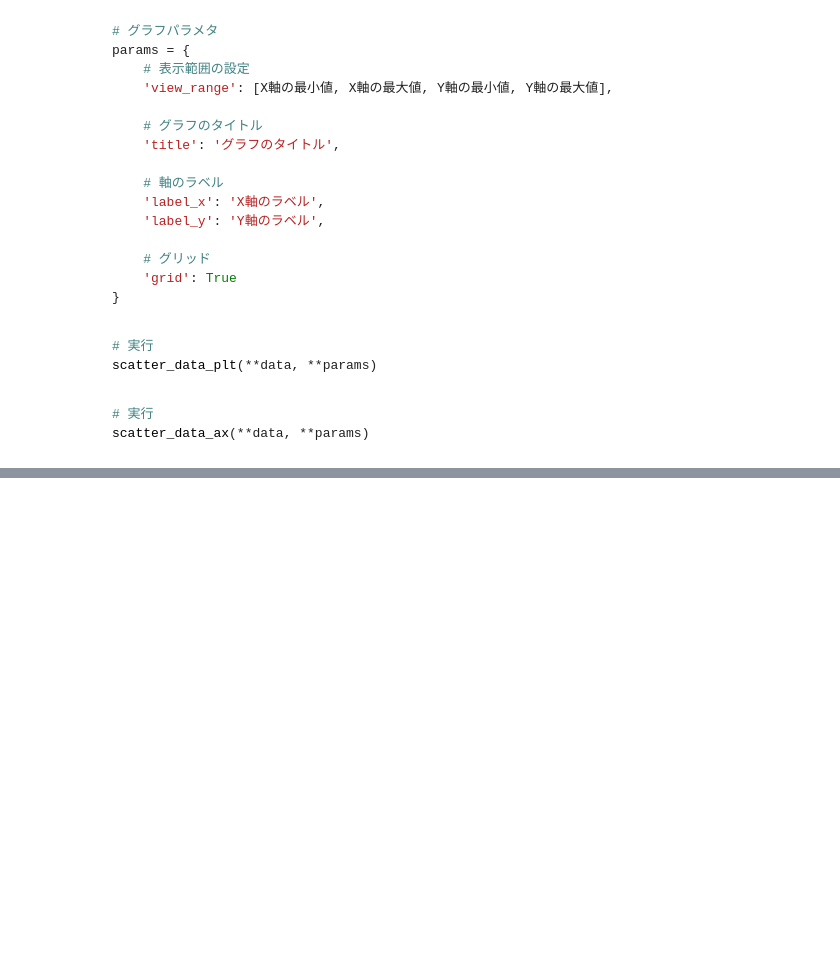
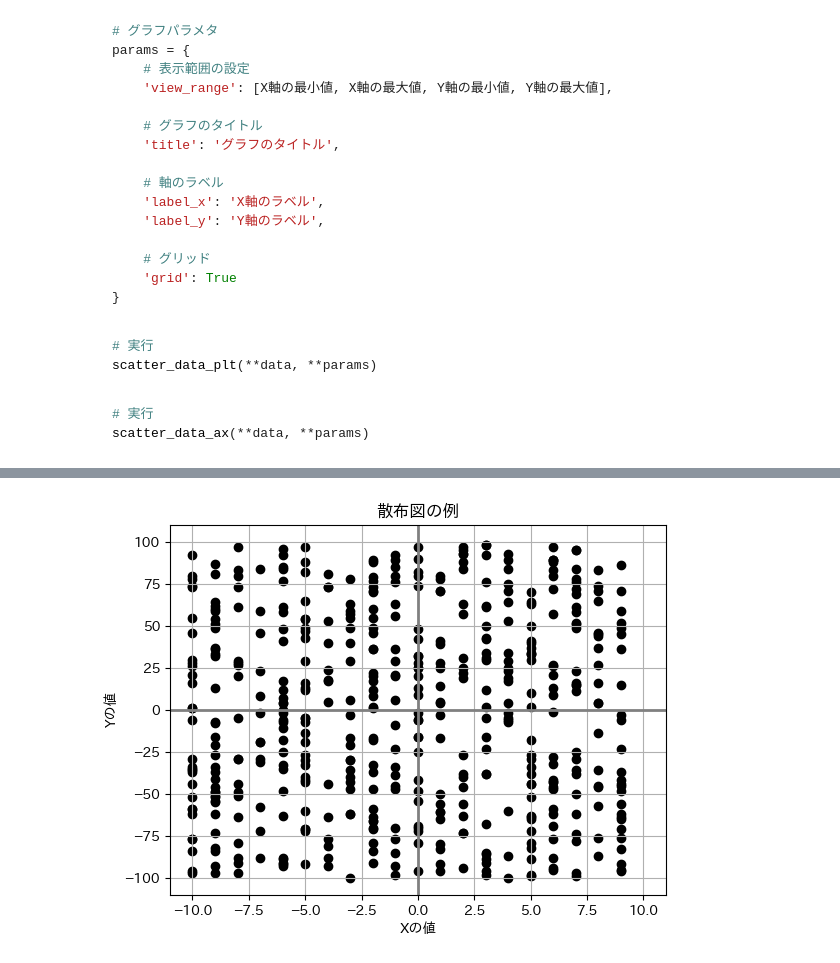
Before and after one commit to sasuraibito1125/google_colab, a Jupyter notebook: グラフテンプレート：散布図.ipynb, the cells around one changed output, grey strips where cells are left out. Drawn from its saved outputs; the diff is of its cells as text; code cells hidden in the pictures; blank space fills up the shorter version.

```diff
--- a/グラフテンプレート：散布図.ipynb
+++ b/グラフテンプレート：散布図.ipynb
@@ -194,0 +233,6 @@ scatter_data_ax(**data, **params)
+# %%
+#@title ##### 散布図の例（ax） { vertical-output: true, display-mode: "form" }
+# 実行
+scatter_data_ax(**data, **params)
+# %% [output]
+[figure, added]
```
Also changed, not shown: parts of 5 cells of this notebook.
